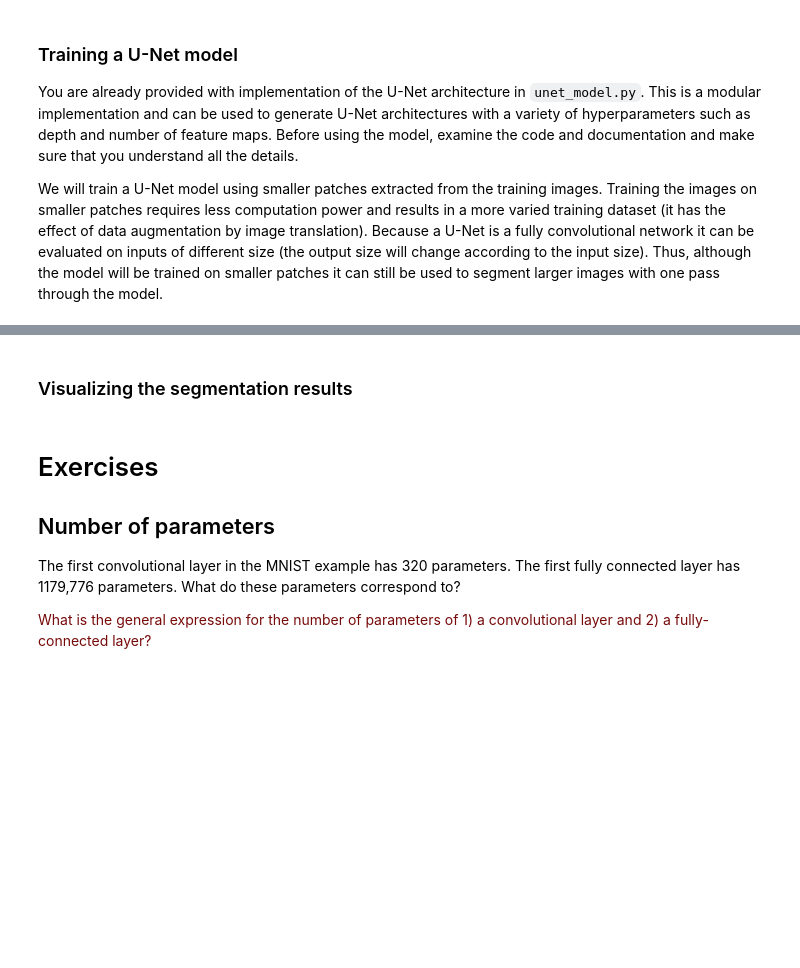
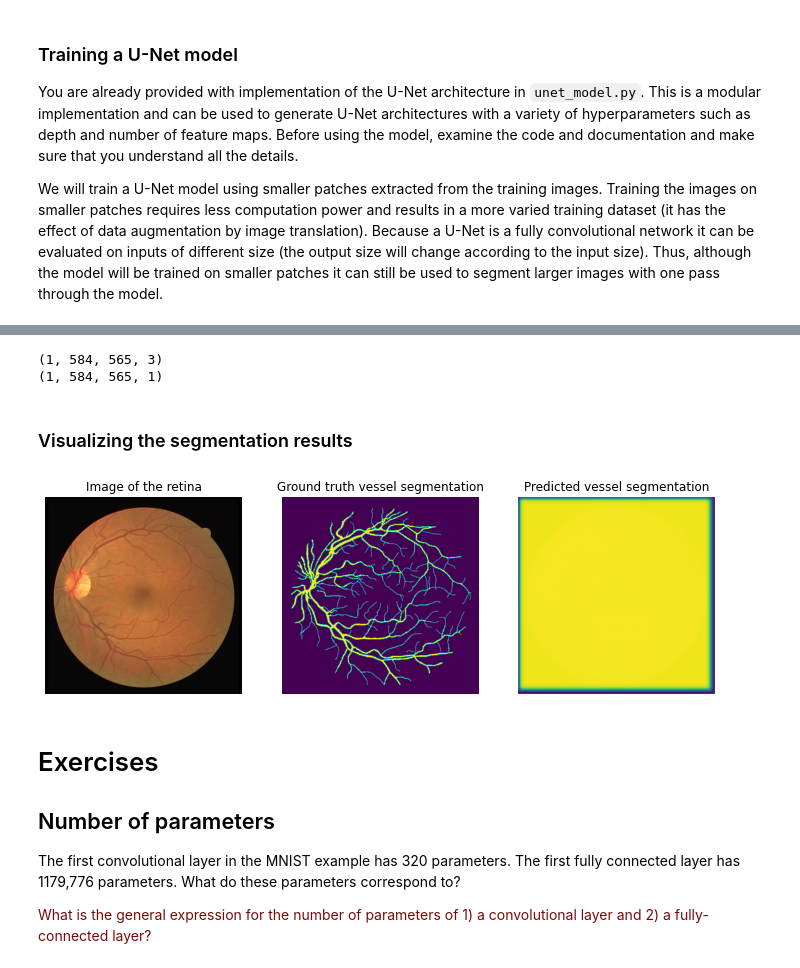
Before and after one commit to bram-boerenkamp/8dm50-machine-learning-master, a Jupyter notebook: practicals/week_4.ipynb, the cells around one changed output, grey strips where cells are left out. Cells and saved outputs as stored; diff of their text form; code cells hidden in the pictures; blank space fills up the shorter version.

```diff
--- a/practicals/week_4.ipynb
+++ b/practicals/week_4.ipynb
@@ -195,14 +245,14 @@ import os
 from unet_model import unet
 from unet_utils import datagenerator
 from keras.models import load_model
-from keras.optimizers import Adam, SGD
+from tensorflow.keras.optimizers import Adam, SGD
 from keras.callbacks import EarlyStopping, ModelCheckpoint, ReduceLROnPlateau
 
 # use a single training image, to better demonstrate the effects of data augmentation
-X_train, y_train = np.expand_dims(train_images[0], axis=0), np.expand_dims(train_segmentations[0], axis=0)
+X_train_1, y_train_1 = np.expand_dims(train_images[0], axis=0), np.expand_dims(train_segmentations[0], axis=0)
 
-print(X_train.shape)
-print(y_train.shape)
+print(X_train_1.shape)
+print(y_train_1.shape)
 
 # hyperparameters
 depth = 3
@@ -230,7 +280,10 @@ model.compile(loss='binary_crossentropy', optimizer=Adam(), metrics=['accuracy']
 early_stopping = EarlyStopping(monitor='val_loss', patience=15, restore_best_weights=True)
 
 # train the model with the data generator, and save the training history
-history = model.fit_generator(datagenerator(X_train, y_train, patch_size, patches_per_im, batch_size),
-                              validation_data=(val_images, val_segmentations),
-                              steps_per_epoch=steps_per_epoch, epochs=epochs, verbose=2,
-                              callbacks=[early_stopping])
+#history = model.fit_generator(datagenerator(X_train_1, y_train_1, patch_size, patches_per_im, batch_size),
+#                              validation_data=(val_images, val_segmentations),
+#                              steps_per_epoch=steps_per_epoch, epochs=epochs, verbose=2,
+#                              callbacks=[early_stopping])
+# %% [output]
+(1, 584, 565, 3)
+(1, 584, 565, 1)
@@ -246,35 +303,37 @@ impaths_test = glob(data_folder + 'test/images/*.tif')
 # load data
 test_images, test_masks, test_segmentations = load_data(impaths_test, test=True)
 
 # pad the data to fit the U-Net model
 test_images, test_masks, test_segmentations = preprocessing(test_images, test_masks, test_segmentations,
                                                             desired_shape=(584, 584))
 
 # use a single image to evaluate
-X_test, y_test = np.expand_dims(test_images[0], axis=0), np.expand_dims(test_masks[0], axis=0)
+X_test_1, y_test_1 = np.expand_dims(test_images[0], axis=0), np.expand_dims(test_masks[0], axis=0)
 
 # predict test samples
-test_prediction = model.predict(X_test, batch_size=4)
+test_prediction = model.predict(X_test_1, batch_size=4)
 
 # visualize the test result
 plt.figure(figsize=(12, 10))
 
 plt.subplot(1, 3, 1)
 plt.title("Image of the retina")
 plt.axis('off')
 plt.imshow(test_images[0])
 
 plt.subplot(1, 3, 2)
 plt.title("Ground truth vessel segmentation")
 plt.axis('off')
 plt.imshow(test_segmentations[0][:, :, 0])
 
 plt.subplot(1, 3, 3)
 plt.title("Predicted vessel segmentation")
 plt.axis('off')
 plt.imshow(test_prediction[0, :, :, 0])
 
 plt.show()
+# %% [output]
+[figure, added]
 # %% [markdown]
 # Exercises
 
```
Also changed, not shown: parts of 15 cells of this notebook, 1 other file.
